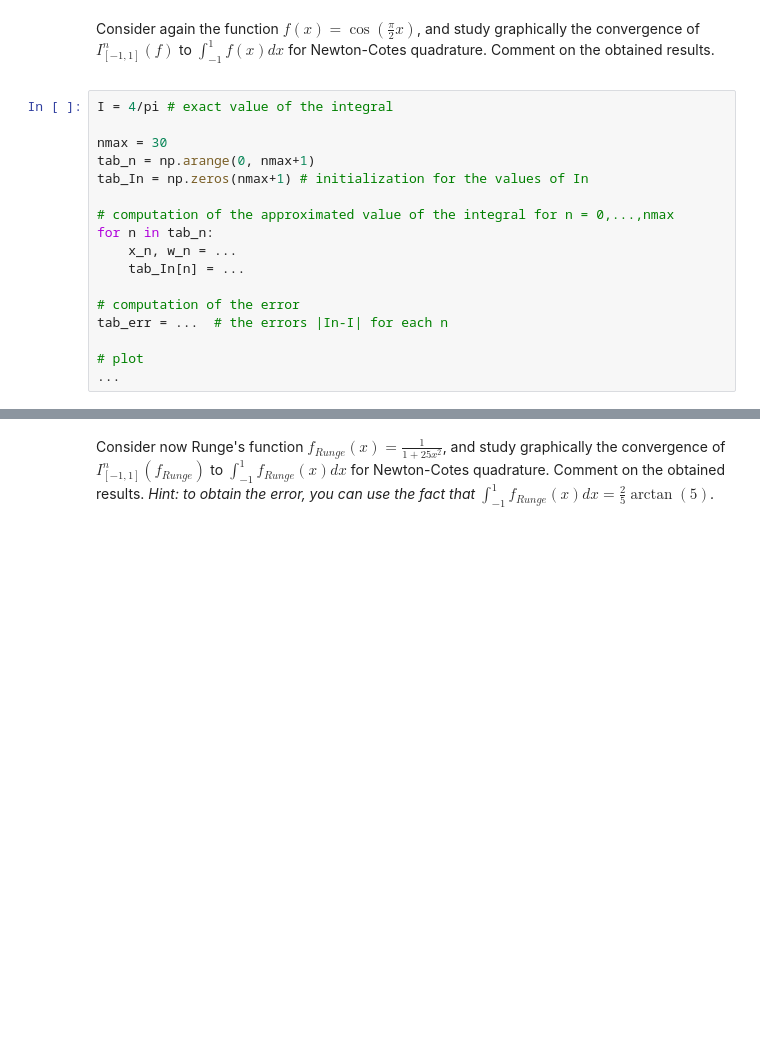
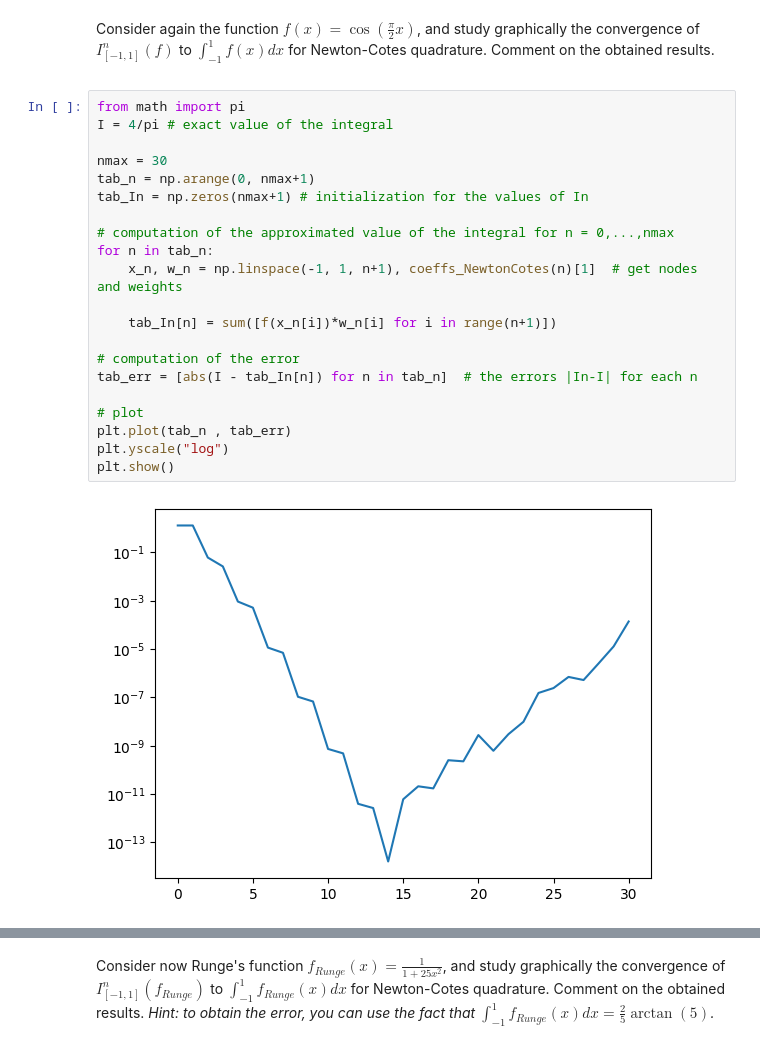
Before and after one commit to raulandrei00/Polytechnique_L1, a Jupyter notebook: numerical analysis/Chapter3_NumericalIntegration/3-NumericalIntegration.ipynb, the cells around one changed output, grey strips where cells are left out. Drawn from its saved outputs; the diff is of its cells as text; blank space fills up the shorter version.

```diff
--- a/numerical analysis/Chapter3_NumericalIntegration/3-NumericalIntegration.ipynb
+++ b/numerical analysis/Chapter3_NumericalIntegration/3-NumericalIntegration.ipynb
@@ -817,22 +818,28 @@ We see that $\sum_{k=0}^n \vert \omega_k \vert$ quickly becomes quite large when
 
 Consider again the function $f(x)=\cos\left(\frac{\pi}{2} x\right)$, and study graphically the convergence of $I^n_{[-1,1]}(f)$ to $\int_{-1}^1 f(x) dx$ for Newton-Cotes quadrature. Comment on the obtained results.
 # %%
+from math import pi
 I = 4/pi # exact value of the integral
 
 nmax = 30
 tab_n = np.arange(0, nmax+1)
 tab_In = np.zeros(nmax+1) # initialization for the values of In
 
 # computation of the approximated value of the integral for n = 0,...,nmax
 for n in tab_n:
-    x_n, w_n = ...
-    tab_In[n] = ...
+    x_n, w_n = np.linspace(-1, 1, n+1), coeffs_NewtonCotes(n)[1]  # get nodes and weights
+
+    tab_In[n] = sum([f(x_n[i])*w_n[i] for i in range(n+1)])
 
 # computation of the error
-tab_err = ...  # the errors |In-I| for each n
+tab_err = [abs(I - tab_In[n]) for n in tab_n]  # the errors |In-I| for each n
 
 # plot
-...
+plt.plot(tab_n , tab_err)
+plt.yscale("log")
+plt.show()
+# %% [output]
+[figure, added]
 # %% [markdown]
 <div markdown=1 class='Answer'>
 # %% [markdown]
```
Also changed, not shown: parts of 20 cells of this notebook, 5 other files.
